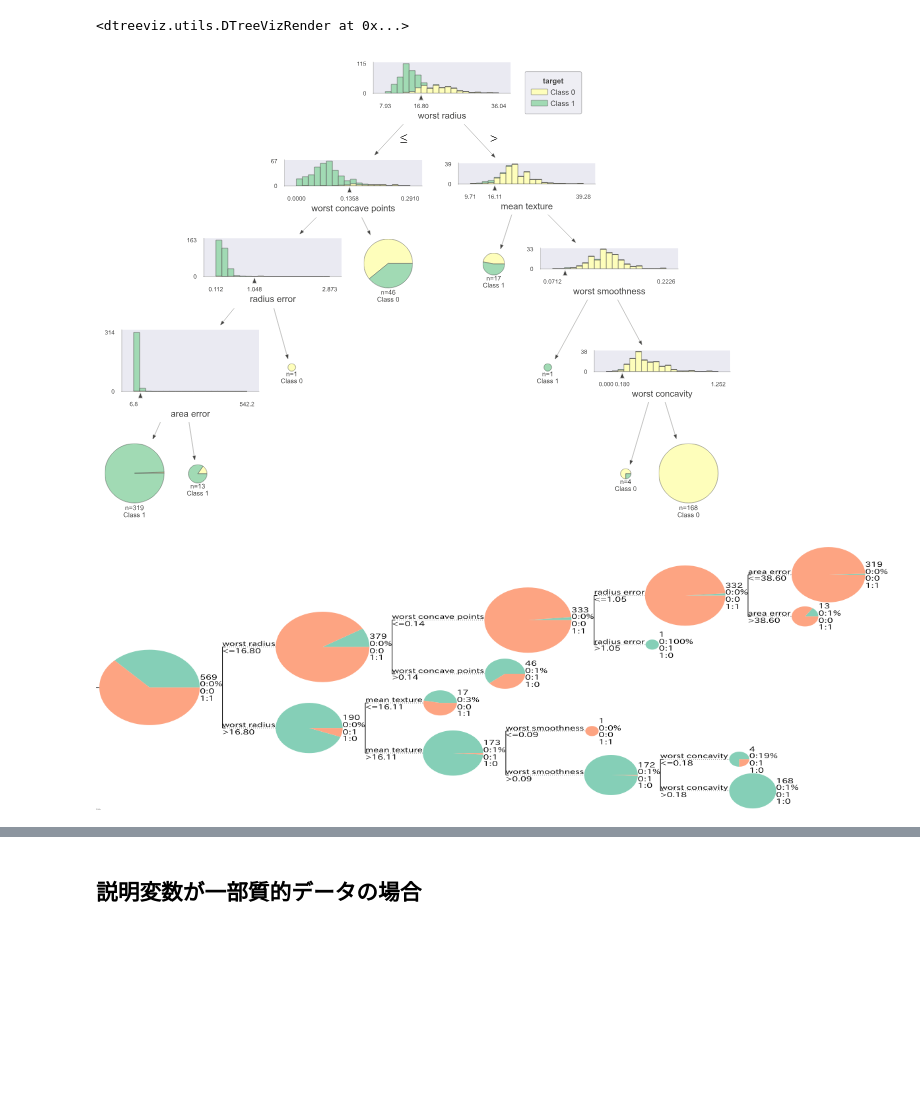
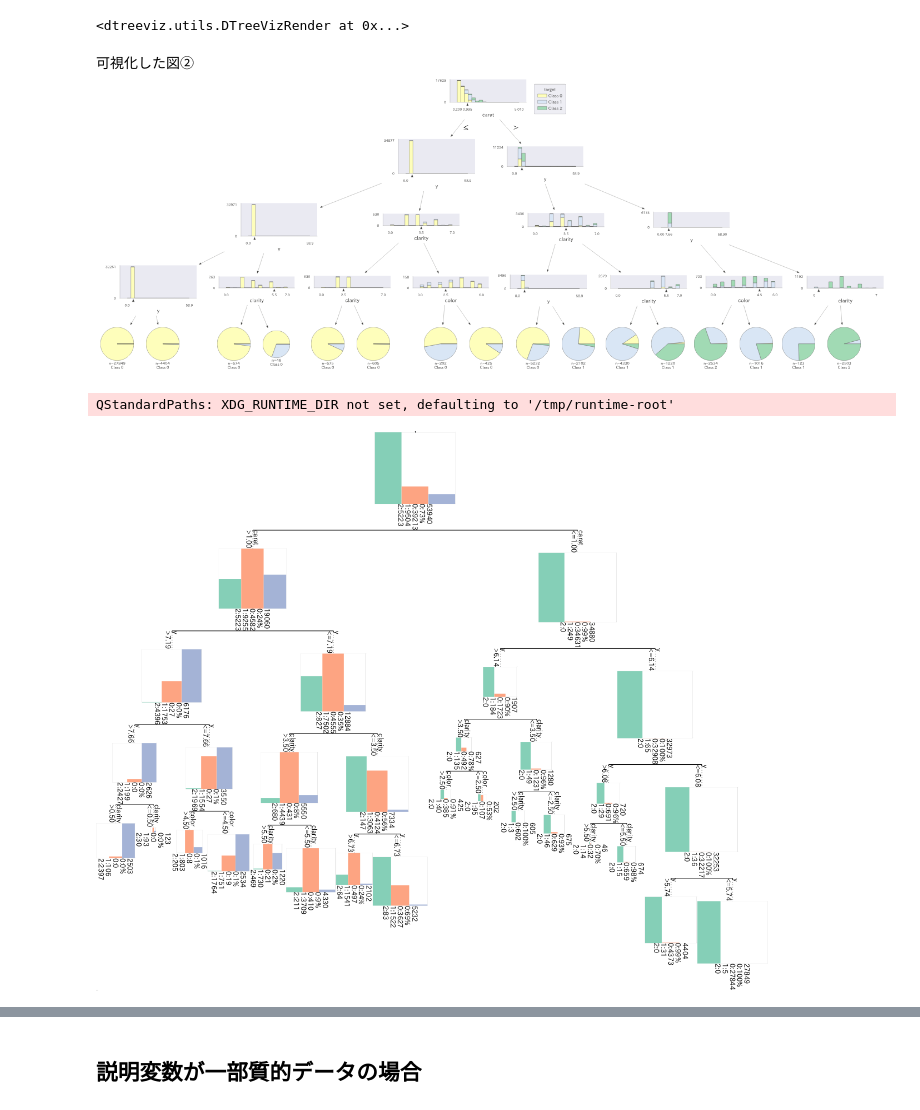
Before and after one commit to R-K-DataAnalyst/qiita_code, a Jupyter notebook: Qiita記事用_CART_CHAID_Visualization.ipynb, the cells around one changed output, grey strips where cells are left out. Cells and saved outputs as stored; diff of their text form; code cells hidden in the pictures; blank space fills up the shorter version.

```diff
--- a/Qiita記事用_CART_CHAID_Visualization.ipynb
+++ b/Qiita記事用_CART_CHAID_Visualization.ipynb
@@ -105,7 +189,7 @@ CARTアルゴリズムの可視化
 ## 説明変数がすべて連続値の場合
 # %%
 # 学習
-df_add = df.copy()
+df_add = dfle.copy()
 clf = DecisionTreeClassifier(min_samples_split=100, max_depth=4, random_state=0)
 clf.fit(df_add[colx].to_numpy(), df_add[coly].to_numpy())
 # %% [output]
@@ -132,10 +218,11 @@ viz.view(fontname=prop.get_name())
 # %% [output]
 <dtreeviz.utils.DTreeVizRender at 0x...>
 # %% [markdown]
-![image.png](attachment:f5d7ef33-f8a9-4ec8-957e-92a228694cf0.png)
+可視化した図②
+![image.png](attachment:fa7b2df5-a2e2-4454-a483-c5662741ab25.png)
 # %%
 # ete3によるCARTアルゴリズムの可視化関数
-def makeTreeEte3CART(clffit, tree_cols, obj_unique, le_list_rename=None, dtype_arr=None, fsize=100, height=300, width=300, diameter=100, rotation=0, name='tmp'):
+def makeTreeEte3CART(clffit, tree_cols, obj_unique, le_list_rename=None, dtype_arr=None, fsize=100, height=300, width=300, diameter=100, rotation=0, node_face_type='pie', name='tmp'):
     # eteのTreeインスタンスを構築
     tree = Tree()
 
@@ -158,15 +245,24 @@ def makeTreeEte3CART(clffit, tree_cols, obj_unique, le_list_rename=None, dtype_a
         node = tree.search_nodes(name=str(i))[0]
 
         # ノードごとに目的変数別の%を計算し、配分の円グラフを作成
-        Graph_Object = PieChartFace(percents=clffit.tree_.value[i][0] / clffit.tree_.value[i].sum() * 100  # 目的変数別の割合
-                                   , width=nodesize[clffit.tree_.n_node_samples[i]]*diameter  # nodesize辞書内の数値×diameter
-                                   , height=nodesize[clffit.tree_.n_node_samples[i]]*diameter  # nodesize辞書内の数値×diameter
-                                   , colors=ete3.COLOR_SCHEMES['set2'])  # グラフの色
+        if node_face_type == 'pie':
+            Graph_Object = PieChartFace(percents=clffit.tree_.value[i][0] / clffit.tree_.value[i].sum() * 100  # 目的変数別の割合
+                                       , width=nodesize[clffit.tree_.n_node_samples[i]]*diameter  # nodesize辞書内の数値×diameter
+                                       , height=nodesize[clffit.tree_.n_node_samples[i]]*diameter  # nodesize辞書内の数値×diameter
+                                       , colors=ete3.COLOR_SCHEMES['set2'])  # グラフの色
         # ノードごとに目的変数別の数を計算し、barグラフを作成
-        # Graph_Object = BarChartFace(values=clffit.tree_.value[i][0]  # 目的変数別のサンプル数
-        #                             , width=nodesize[clffit.tree_.n_node_samples[i]]*diameter  # nodesize辞書内の数値×diameter
-        #                             , height=nodesize[clffit.tree_.n_node_samples[i]]*diameter  # nodesize辞書内の数値×diameter
-        #                             , colors=ete3.COLOR_SCHEMES['set2'])  # グラフの色
+        elif node_face_type == 'bar':
+            Graph_Object = BarChartFace(values=clffit.tree_.value[i][0]  # 目的変数別のサンプル数
+                                        , width=nodesize[clffit.tree_.n_node_samples[i]]*diameter  # nodesize辞書内の数値×diameter
+                                        , height=nodesize[clffit.tree_.n_node_samples[i]]*diameter  # nodesize辞書内の数値×diameter
+                                        , colors=ete3.COLOR_SCHEMES['set2'])  # グラフの色
+        else:
+            print('Node face type is selected as `PieChartFace`')
+            Graph_Object = PieChartFace(percents=clffit.tree_.value[i][0] / clffit.tree_.value[i].sum() * 100  # 目的変数別の割合
+                                       , width=nodesize[clffit.tree_.n_node_samples[i]]*diameter  # nodesize辞書内の数値×diameter
+                                       , height=nodesize[clffit.tree_.n_node_samples[i]]*diameter  # nodesize辞書内の数値×diameter
+                                       , colors=ete3.COLOR_SCHEMES['set2'])  # グラフの色
+        Graph_Object.rotation = 360 - rotation  # rotation度回転
         Graph_Object.opacity = 0.8
         #Graph_Object.hz_align = 2  # 0 left, 1 center, 2 right
         #Graph_Object.vt_align = 2  # 0 left, 1 center, 2 right
@@ -234,11 +330,12 @@ def makeTreeEte3CART(clffit, tree_cols, obj_unique, le_list_rename=None, dtype_a
             node = tree.search_nodes(name=str(i))[0]
 
         # ノード内のサンプル数や割合をテキストとして記す
-        text1 = str(obj_unique[0])+":{0:.0f}".format(clffit.tree_.value[i][0][0] / clffit.tree_.n_node_samples[i] * 100) + "%"
+        obj_unique = sorted(obj_unique)
+        text1 = str(obj_unique[0])+":{0:.0f}".format(clffit.tree_.value[i][0][0] / clffit.tree_.value[i].sum() * 100) + "%"
         text1_1 = "{0:.0f}".format(clffit.tree_.n_node_samples[i])
         texts_ary = []
-        for obj_i in obj_unique:# 各クラスのサンプル数
-            txt = "{:.0f}:{:.0f}".format(obj_i, clffit.tree_.value[i][0][obj_i])
+        for obj_i, obj_val in enumerate(obj_unique):# 各クラスのサンプル数
+            txt = "{:.0f}:{:.0f}".format(obj_i, clffit.tree_.value[i][0][obj_i]*clf.tree_.n_node_samples[i])
             texts_ary.append(txt)
 
         # 情報を書き込み
@@ -272,18 +369,19 @@ def makeTreeEte3CART(clffit, tree_cols, obj_unique, le_list_rename=None, dtype_a
     return tree
 # %%
 # 説明変数がすべて連続値の場合
-obj_unique = np.sort(df_add[coly].unique())
+obj_unique = np.sort(dfle[coly].unique())
 tree = makeTreeEte3CART(clf, colx, obj_unique
                         , le_list_rename=None
                         , dtype_arr=None
-                        , fsize=100, height=400, width=1200, rotation=0
+                        , fsize=200, height=1000, width=1200, rotation=90, node_face_type='bar'
                         , name='sklearn_CART')  # sklearn_CART.svgが保存される
 
 # Jupyter上に可視化(Jupyter上だとテキストが表示されない場合がある。保存したファイルにはテキストがあるはず。)
 ts = TreeStyle()
 ts.show_leaf_name = True
-ts.rotation = 0
-tree.render("%%inline", tree_style=ts, h=400, w=1200)
+ts.rotation = 90
+tree.render("%%inline", tree_style=ts, h=1000, w=1200)
 # %% [output]
+QStandardPaths: XDG_RUNTIME_DIR not set, defaulting to '/tmp/runtime-root'
-[figure, old version]
+[figure, new version]
 # %% [markdown]
```
Also changed, not shown: parts of 28 cells of this notebook, 1 other file.
